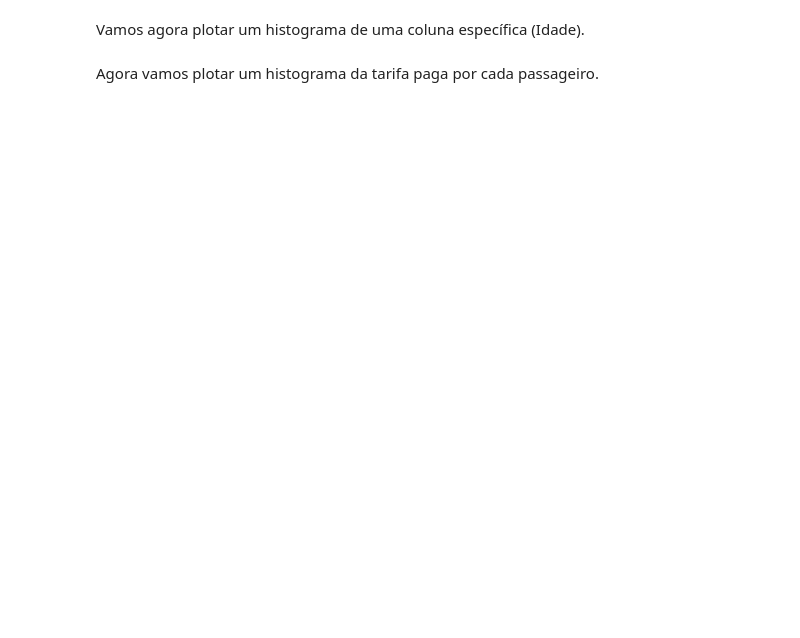
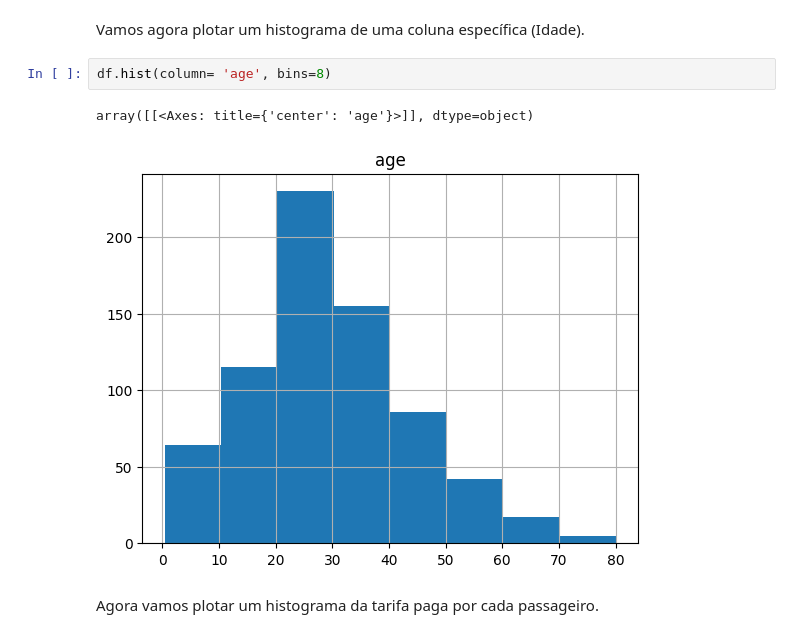
Before and after one commit to juliocpaiva/XMAC02, a Jupyter notebook: Aula01.ipynb, the cells around one changed output. Cells and saved outputs as stored; diff of their text form; blank space fills up the shorter version.

```diff
--- a/Aula01.ipynb
+++ b/Aula01.ipynb
@@ -20,4 +88,9 @@ Vamos agora plotar histogramas das colunas nas quais é possível aplicar a gera
 # %% [markdown]
 Vamos agora plotar um histograma de uma coluna específica (Idade).
+# %%
+df.hist(column= 'age', bins=8)
+# %% [output]
+array([[<Axes: title={'center': 'age'}>]], dtype=object)
+[figure, added]
 # %% [markdown]
 Agora vamos plotar um histograma da tarifa paga por cada passageiro.
```
Also changed, not shown: parts of 14 cells of this notebook.
